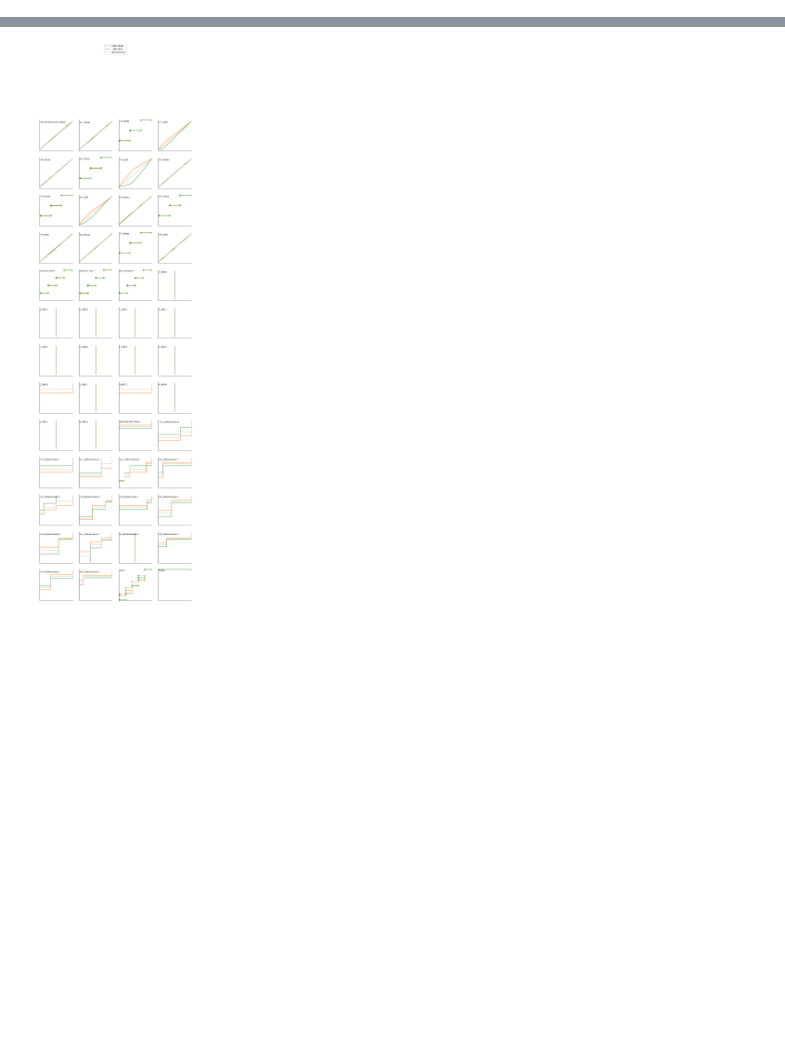
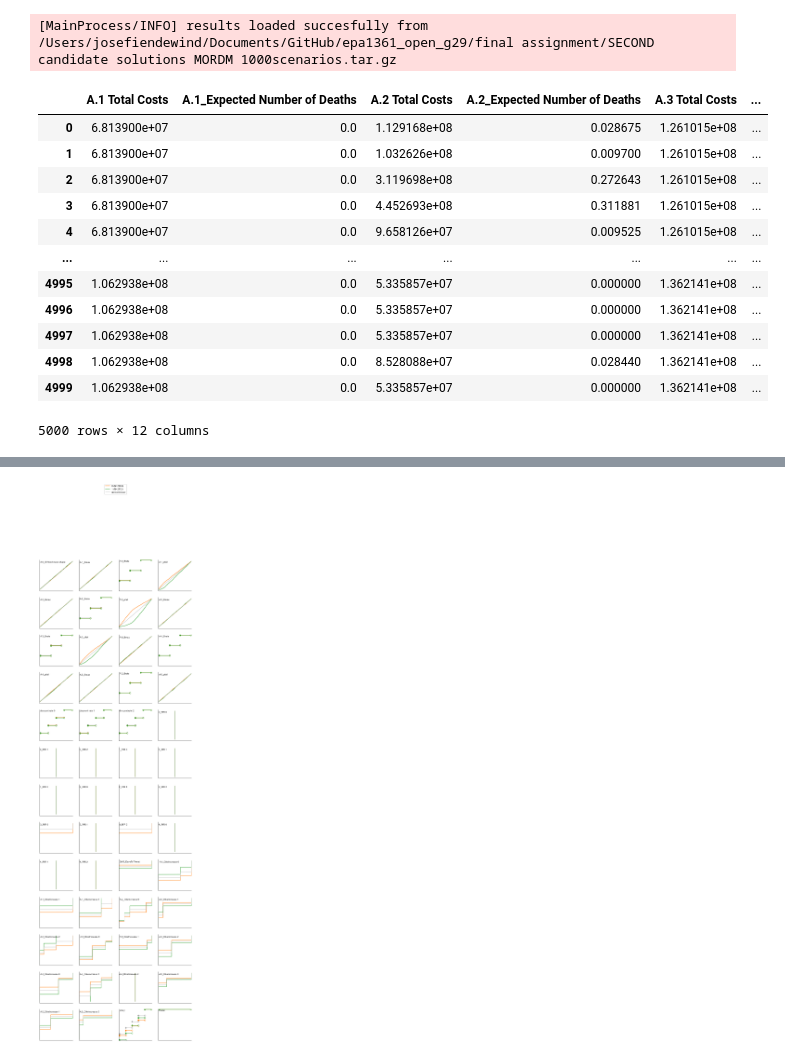
Before and after one commit to mare-matorum/epa1361_open_g29, a Jupyter notebook: final assignment/analysis on candidate solutions - Josefien.ipynb, the cells around one changed output, grey strips where cells are left out. Saved outputs shown, nothing was run; the diff lists cells and outputs as text; code cells hidden in the pictures; blank space fills up the shorter version.

```diff
--- a/final assignment/analysis on candidate solutions - Josefien.ipynb
+++ b/final assignment/analysis on candidate solutions - Josefien.ipynb
@@ -35,9 +32,26 @@ from ema_workbench.analysis import prim
 # %%
 results = load_results('./SECOND candidate solutions MORDM 1000scenarios.tar.gz')
 
 x, outcomes = results
 
 outcomesdf = pd.DataFrame.from_dict(outcomes)
+
+outcomesdf
+# %% [output]
+[MainProcess/INFO] results loaded succesfully from /Users/josefiendewind/Documents/GitHub/epa1361_open_g29/final assignment/SECOND candidate solutions MORDM 1000scenarios.tar.gz
+|  | A.1 Total Costs | A.1_Expected Number of Deaths | A.2 Total Costs | A.2_Expected Number of Deaths | A.3 Total Costs | ... |
+| 0 | 6.813900e+07 | 0.0 | 1.129168e+08 | 0.028675 | 1.261015e+08 | ... |
+| 1 | 6.813900e+07 | 0.0 | 1.032626e+08 | 0.009700 | 1.261015e+08 | ... |
+| 2 | 6.813900e+07 | 0.0 | 3.119698e+08 | 0.272643 | 1.261015e+08 | ... |
+| 3 | 6.813900e+07 | 0.0 | 4.452693e+08 | 0.311881 | 1.261015e+08 | ... |
+| 4 | 6.813900e+07 | 0.0 | 9.658126e+07 | 0.009525 | 1.261015e+08 | ... |
+| ... | ... | ... | ... | ... | ... | ... |
+| 4995 | 1.062938e+08 | 0.0 | 5.335857e+07 | 0.000000 | 1.362141e+08 | ... |
+| 4996 | 1.062938e+08 | 0.0 | 5.335857e+07 | 0.000000 | 1.362141e+08 | ... |
+| 4997 | 1.062938e+08 | 0.0 | 5.335857e+07 | 0.000000 | 1.362141e+08 | ... |
+| 4998 | 1.062938e+08 | 0.0 | 8.528088e+07 | 0.028440 | 1.362141e+08 | ... |
+| 4999 | 1.062938e+08 | 0.0 | 5.335857e+07 | 0.000000 | 1.362141e+08 | ... |
+5000 rows × 12 columns
 # %%
 y = (outcomesdf['RfR Total Costs'] <= 0) & (outcomesdf['A.1_Expected Number of Deaths'] <= 0) & (outcomesdf['A.2_Expected Number of Deaths'] <= 0.00148) & (outcomesdf['A.3_Expected Number of Deaths'] <= 0.001)
 # %%
```
Also changed, not shown: parts of 5 cells of this notebook.
